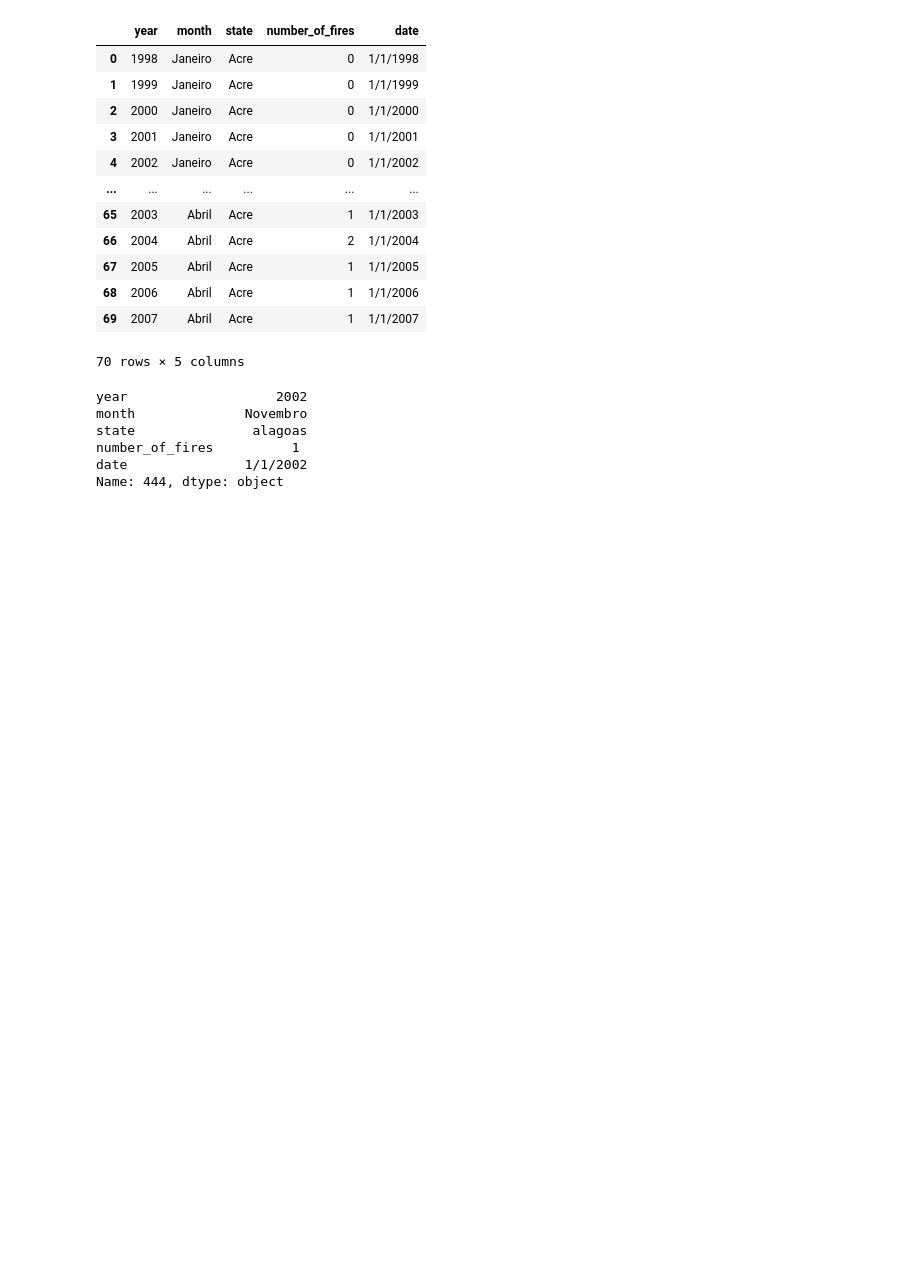
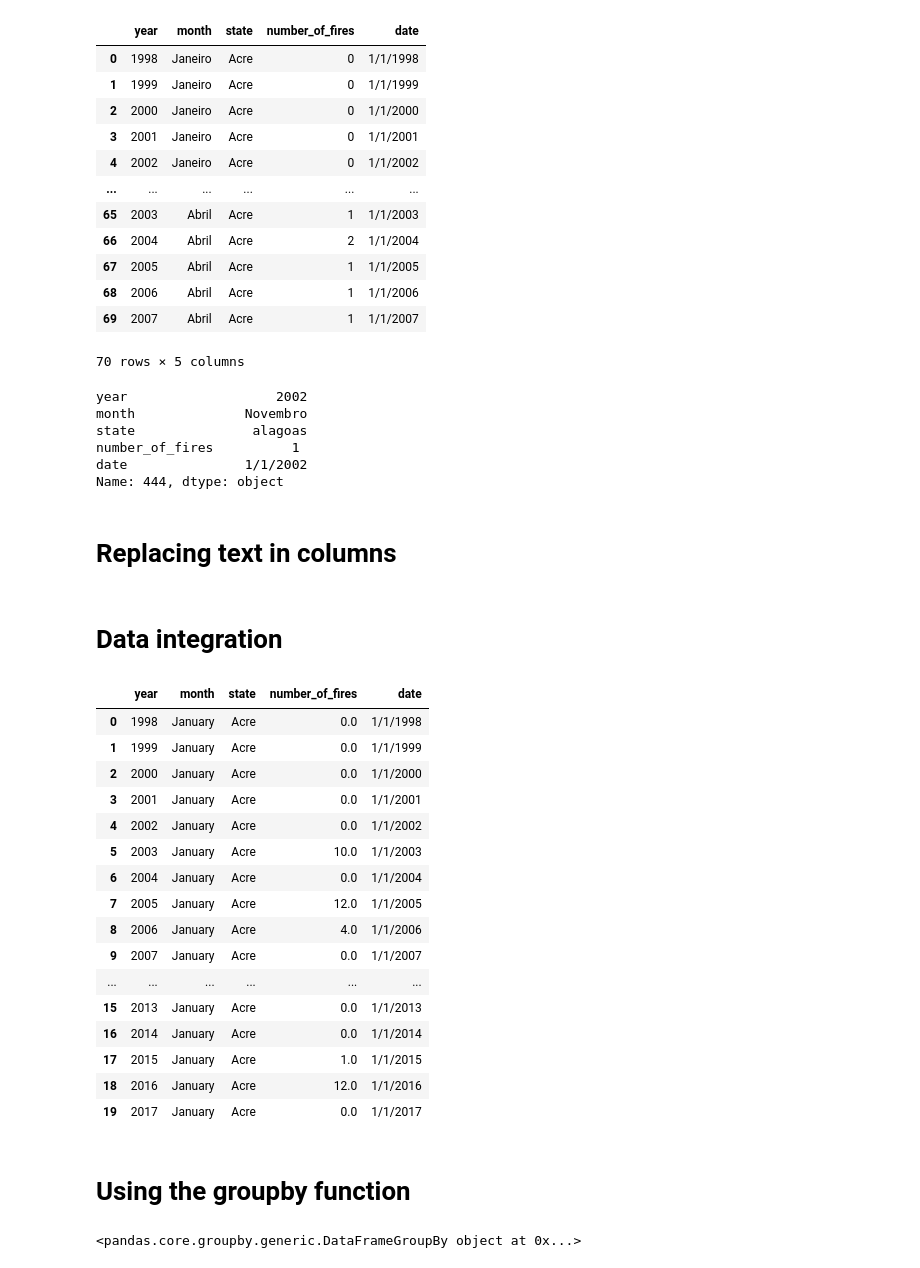
Before and after one commit to sonam201/Dataanalyticslearning, a Jupyter notebook: Amazondatacleaning.ipynb, the cells around one changed output. Cells and saved outputs as stored; diff of their text form; code cells hidden in the pictures; blank space fills up the shorter version.

Commit message:
data aggregation techniques

```diff
--- a/Amazondatacleaning.ipynb
+++ b/Amazondatacleaning.ipynb
@@ -328,3 +328,71 @@ state               alagoas
 number_of_fires          1
 date               1/1/2002
 Name: 444, dtype: object
+# %% [markdown]
+# Replacing text in columns
+# %% [markdown]
+# Data integration
+# %%
+import pandas as pd
+# reloding the dataset to check if the changes are permanent
+file_naam = "https://raw.githubusercontent.com/rajeevratan84/datascienceforbusiness/master/amazon_fires.csv"
+df = pd.read_csv(file_naam, encoding='latin-1')
+new_columns_names = {
+    'ano' : 'year',
+    'mes' : 'month',
+    'estado' : 'state',
+    'numero': 'number_of_fires',
+    'encontro': 'date'
+}
+df.rename(columns = new_columns_names, inplace = True)
+df['state'] = df['state'].str.title()
+
+df.head()
+df['number_of_fires'] = df['number_of_fires'].str.strip("Fires")
+df['number_of_fires'] = df['number_of_fires'].fillna(0)
+df['number_of_fires'] = df['number_of_fires'].astype(float)
+
+# introducing the map function
+month_translations = {
+    'Janeiro': 'January',
+    'Fevereiro': 'February',
+    'Março': 'March',
+
+    'Abril': 'April',
+    'Maio': 'May',
+    'Junho': 'June',
+    'Julho': 'July',
+    'Agosto': 'August',
+    'Setembro': 'September',
+    'Outubro': 'October',
+    'Novembro': 'November',
+    'Dezembro': 'December'
+}
+df['month'] = df['month'].map(month_translations)
+df.head(20)
+# %% [output]
+|  | year | month | state | number_of_fires | date |
+| 0 | 1998 | January | Acre | 0.0 | 1/1/1998 |
+| 1 | 1999 | January | Acre | 0.0 | 1/1/1999 |
+| 2 | 2000 | January | Acre | 0.0 | 1/1/2000 |
+| 3 | 2001 | January | Acre | 0.0 | 1/1/2001 |
+| 4 | 2002 | January | Acre | 0.0 | 1/1/2002 |
+| 5 | 2003 | January | Acre | 10.0 | 1/1/2003 |
+| 6 | 2004 | January | Acre | 0.0 | 1/1/2004 |
+| 7 | 2005 | January | Acre | 12.0 | 1/1/2005 |
+| 8 | 2006 | January | Acre | 4.0 | 1/1/2006 |
+| 9 | 2007 | January | Acre | 0.0 | 1/1/2007 |
+| ... | ... | ... | ... | ... | ... |
+| 15 | 2013 | January | Acre | 0.0 | 1/1/2013 |
+| 16 | 2014 | January | Acre | 0.0 | 1/1/2014 |
+| 17 | 2015 | January | Acre | 1.0 | 1/1/2015 |
+| 18 | 2016 | January | Acre | 12.0 | 1/1/2016 |
+| 19 | 2017 | January | Acre | 0.0 | 1/1/2017 |
+# %% [markdown]
+# Using the groupby function
+# %%
+# first let's aggregrate date based on each state
+# we'll create our groupby object
+df.groupby('state')
+# %% [output]
+<pandas.core.groupby.generic.DataFrameGroupBy object at 0x...>
```
Also changed, not shown: parts of 9 cells of this notebook.
